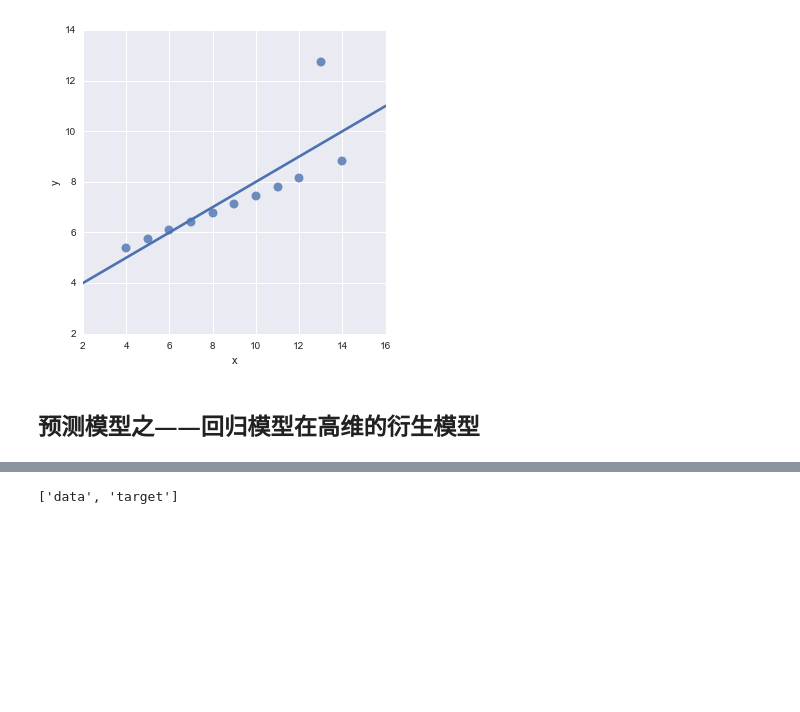
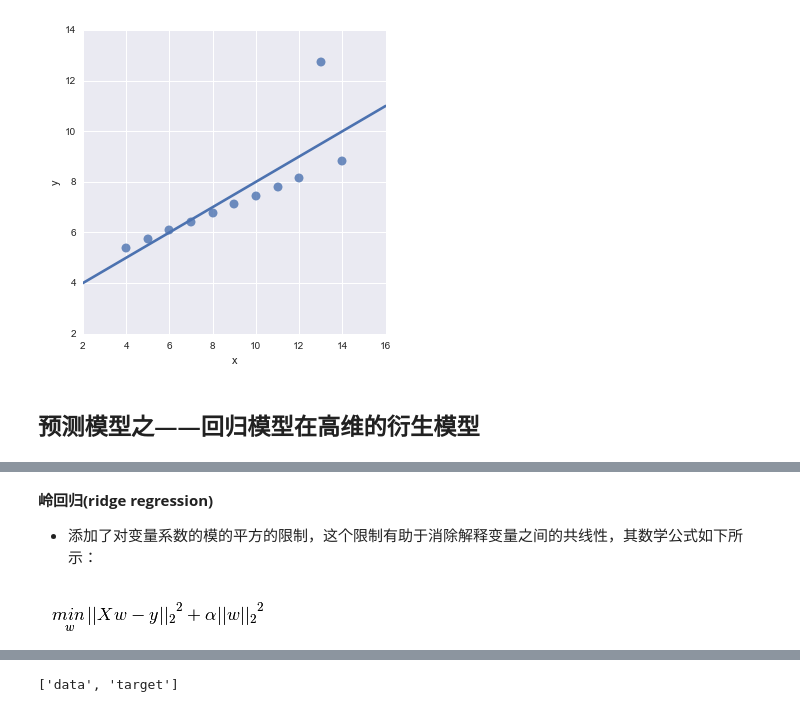
Before and after one commit to yishi/Data-Science-Series-in-Python, a Jupyter notebook: the_introduction_of_data_science_04.ipynb, the cells around one changed output, grey strips where cells are left out. Cells and saved outputs as stored; diff of their text form; code cells hidden in the pictures; blank space fills up the shorter version.

```diff
--- a/the_introduction_of_data_science_04.ipynb
+++ b/the_introduction_of_data_science_04.ipynb
@@ -206,0 +188,8 @@ Image('img/regression_outlier.PNG')
+# %% [markdown]
+**岭回归(ridge regression)**
+
+- 添加了对变量系数的模的平方的限制，这个限制有助于消除解释变量之间的共线性，其数学公式如下所示：
+# %%
+Image('img/ridge.PNG')
+# %% [output]
+[figure, added]
```
Also changed, not shown: parts of 22 cells of this notebook.
